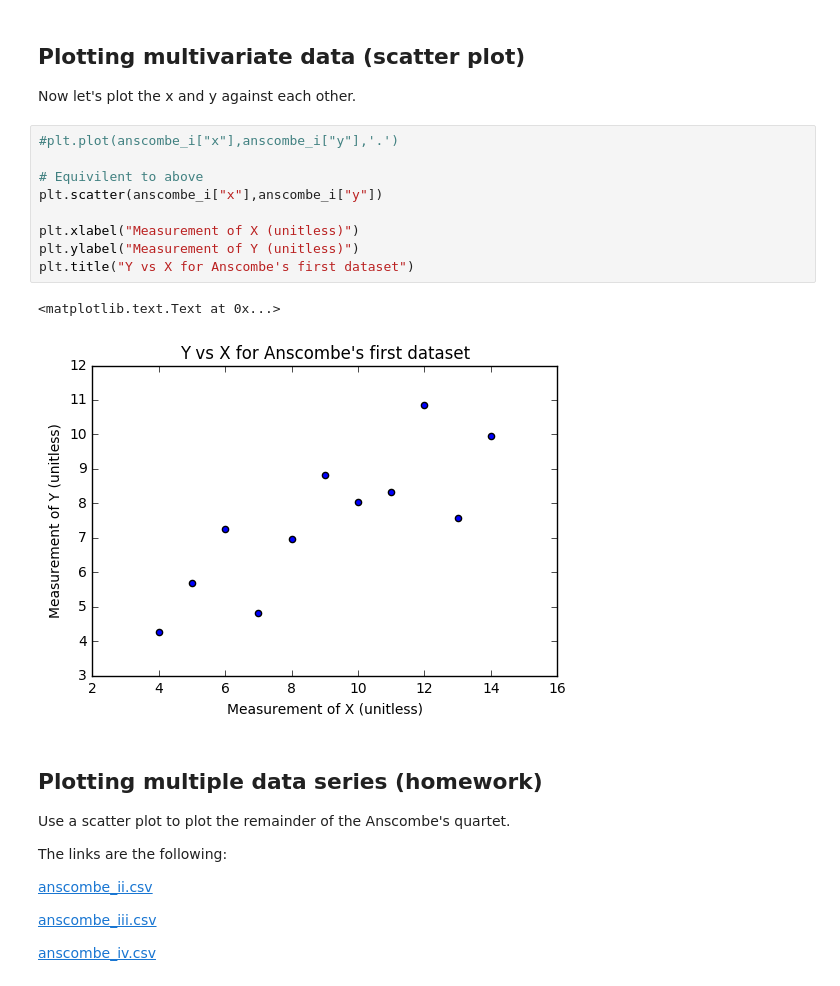
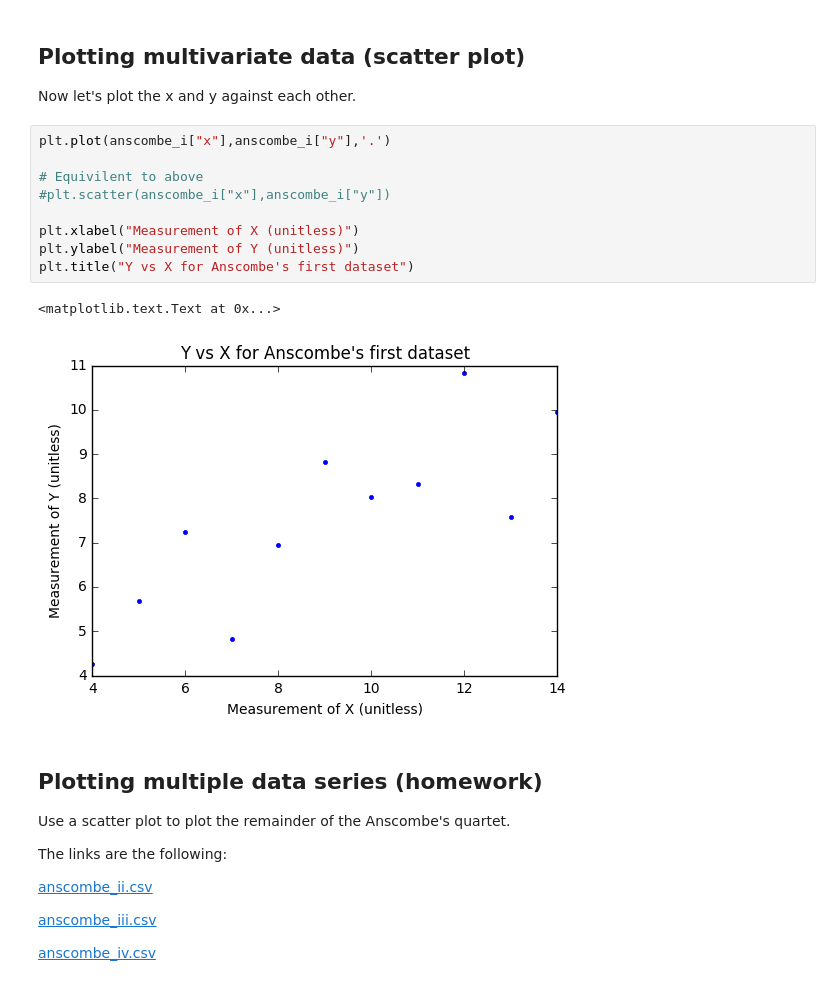
Before and after one commit to mrandrewandrade/learning-data-science, a Jupyter notebook: notebooks/2.1.2-plotting-data-using-matplotlib.ipynb, the cells around one changed output. Cells and saved outputs as stored; diff of their text form.

```diff
--- a/notebooks/2.1.2-plotting-data-using-matplotlib.ipynb
+++ b/notebooks/2.1.2-plotting-data-using-matplotlib.ipynb
@@ -87,17 +87,17 @@ plt.title("Trace of X and Y for Anscombe's first dataset")
 
 Now let's plot the x and y against each other.
 # %%
-#plt.plot(anscombe_i["x"],anscombe_i["y"],'.')
+plt.plot(anscombe_i["x"],anscombe_i["y"],'.')
 
 # Equivilent to above
-plt.scatter(anscombe_i["x"],anscombe_i["y"])
+#plt.scatter(anscombe_i["x"],anscombe_i["y"])
 
 plt.xlabel("Measurement of X (unitless)")
 plt.ylabel("Measurement of Y (unitless)")
 plt.title("Y vs X for Anscombe's first dataset")
 # %% [output]
 <matplotlib.text.Text at 0x...>
-[figure, old version]
+[figure, new version]
 # %% [markdown]
 ## Plotting multiple data series (homework)
 
```
Also changed, not shown: 11 other files.
